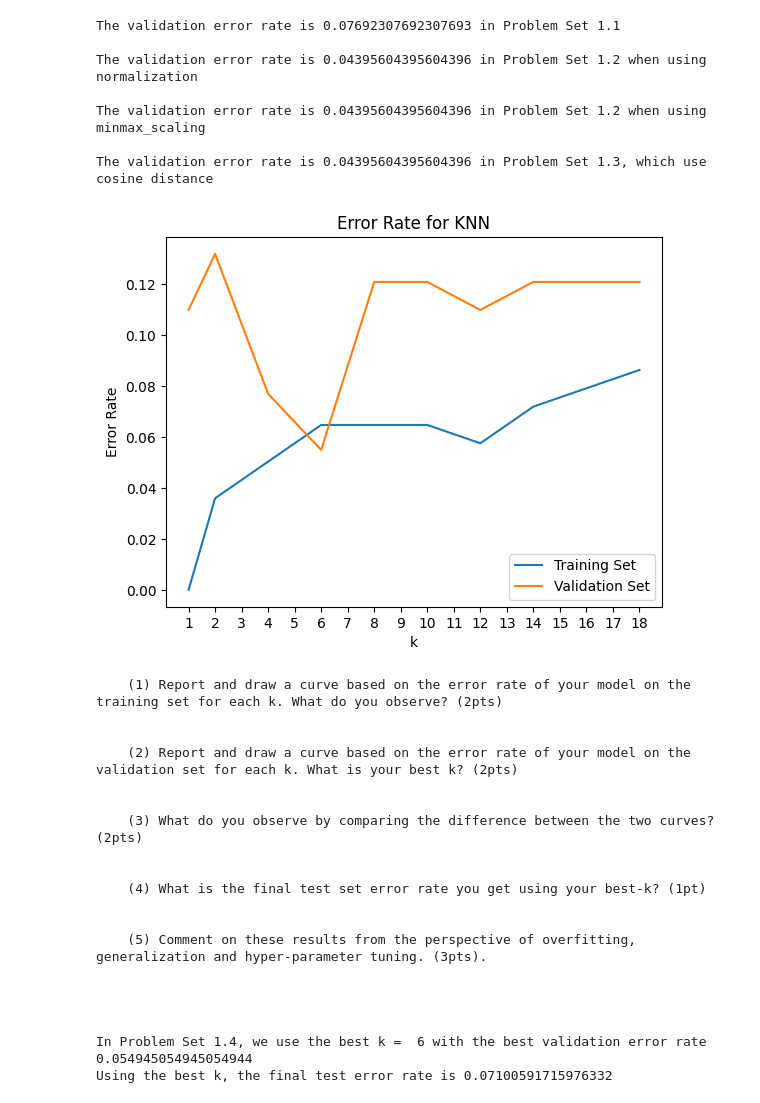
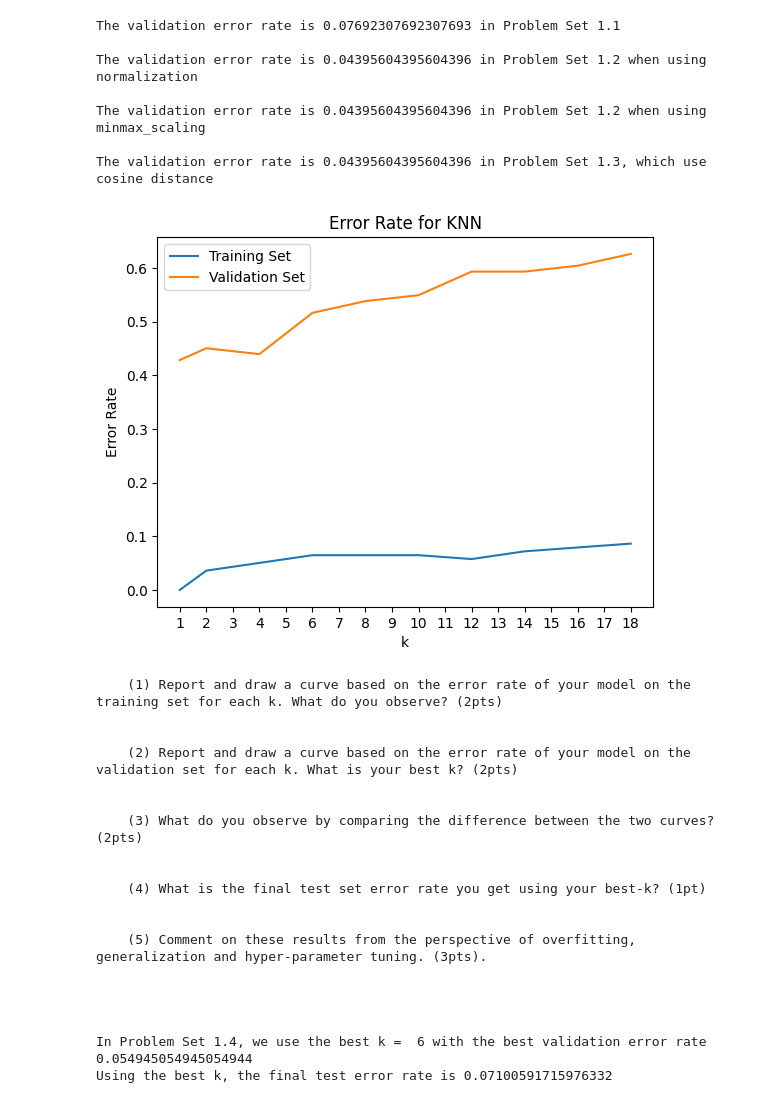
Before and after one commit to ehsankhaligh/CSCI567-Machine-Learning, a Jupyter notebook: HW1/Q3/Q3.ipynb, the cells around one changed output. Cells and saved outputs as stored; diff of their text form; code cells hidden in the pictures.

```diff
--- a/HW1/Q3/Q3.ipynb
+++ b/HW1/Q3/Q3.ipynb
@@ -338,6 +338,8 @@ def main():
     # Train and evaluate models for each k
     for k in K:
 
+       #compute_cosine_distances(Xtrain, X) Compute the distance between each test point in X and each training point in Xtrain.
+
         # Report and draw a curve based on the error rate of your model on the training set for each k
         dists = compute_l2_distances(Xtrain, Xtrain)
         ypred = predict_labels(k, ytrain, dists)
@@ -346,7 +348,7 @@ def main():
 
         #Report and draw a curve based on the error rate of your model on the validation set for each k.
         dists = compute_l2_distances(Xtrain, Xval)
-        ypred = predict_labels(k,ytrain, dists)
+        ypred = predict_labels(k, yval, dists)
         error_rate = compute_error_rate(yval, ypred)
         validation_errors.append(error_rate)
 
@@ -376,34 +378,34 @@ def main():
 
     #####################################################
 
     #==========select the best k by using validation set==============
     dists = compute_l2_distances(Xtrain, Xval)
     best_k, validation_error, best_err = find_best_k(K, ytrain, dists, yval)
 
     #===============test the performance with your best k=============
     dists = compute_l2_distances(Xtrain, Xtest)
     ypred = predict_labels(best_k, ytrain, dists)
     test_err = compute_error_rate(ytest, ypred)
     print("In Problem Set 1.4, we use the best k = ", best_k, "with the best validation error rate", best_err)
     print("Using the best k, the final test error rate is", test_err)
     #====================write your results to file===================
     f=open(output_file, 'w')
     for i in range(len(K)):
         f.write('%d %.3f' % (K[i], validation_error[i])+'\n')
         f.write('%s %.3f' % ('test', test_err))
     f.close()
 
 if __name__ == "__main__":
 	main()
 # %% [output]
 The validation error rate is 0.07692307692307693 in Problem Set 1.1
 
 The validation error rate is 0.04395604395604396 in Problem Set 1.2 when using normalization
 
 The validation error rate is 0.04395604395604396 in Problem Set 1.2 when using minmax_scaling
 
 The validation error rate is 0.04395604395604396 in Problem Set 1.3, which use cosine distance
-[figure, old version]
+[figure, new version]
     (1) Report and draw a curve based on the error rate of your model on the training set for each k. What do you observe? (2pts)
 
 
```
